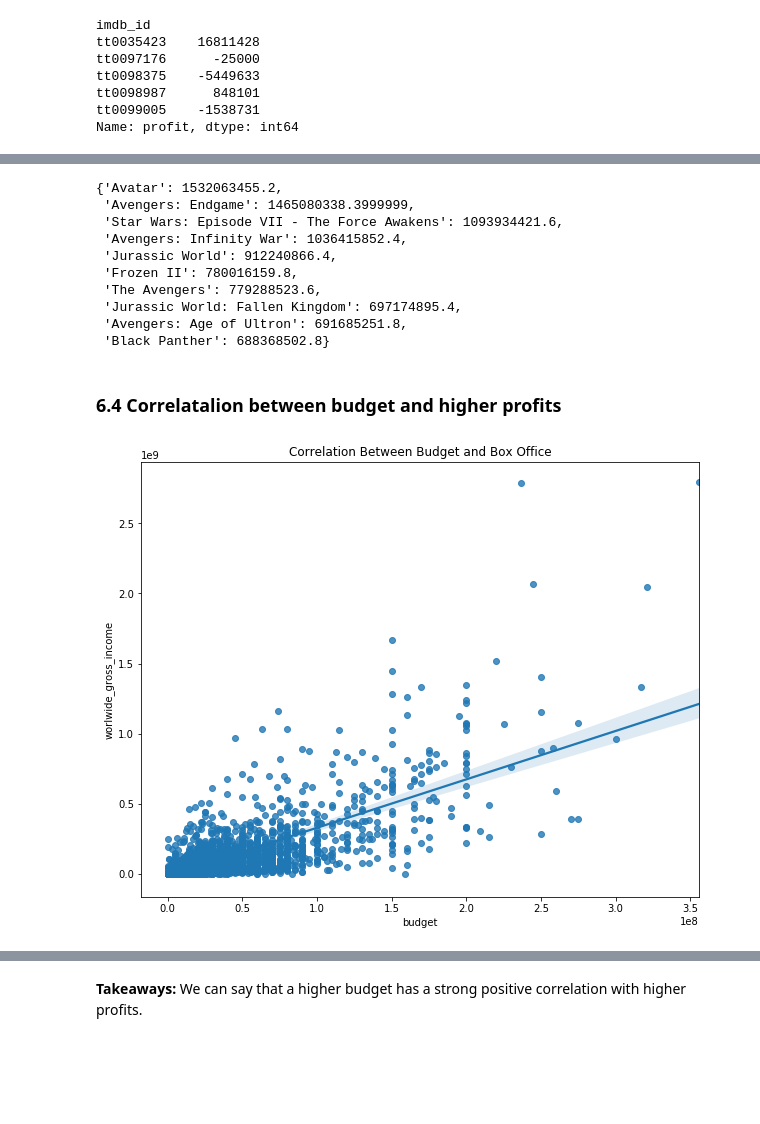
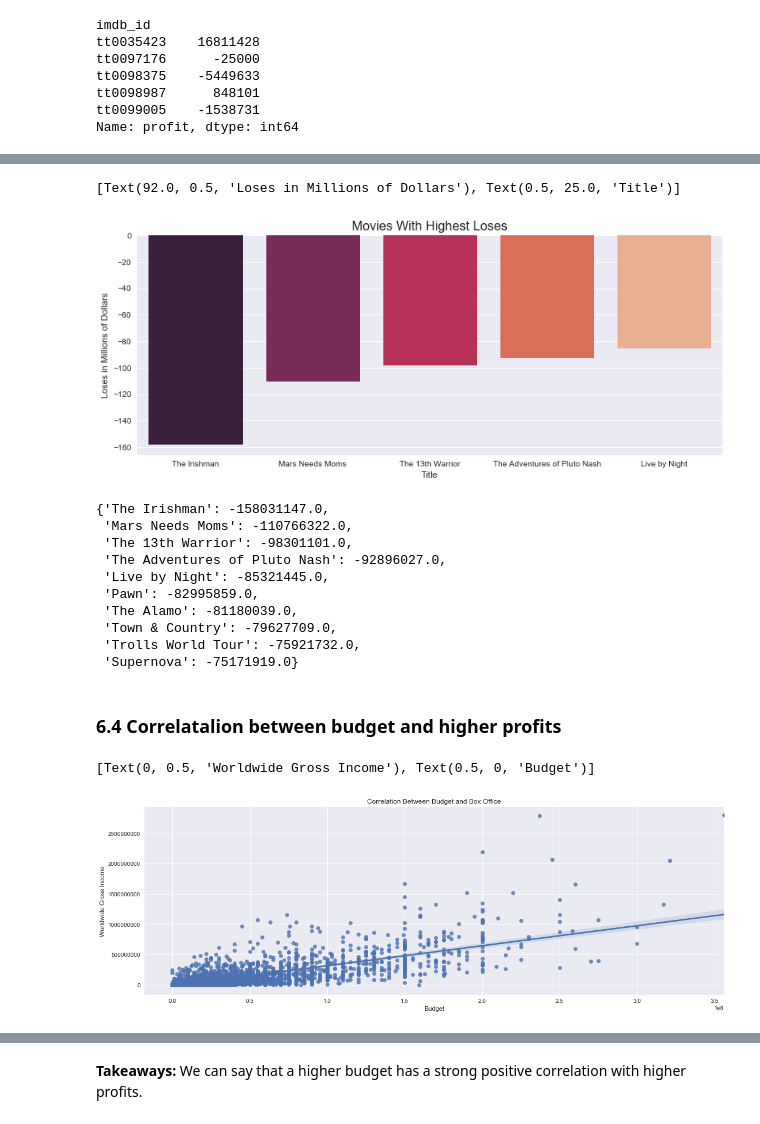
Before and after one commit to Ismaeltrevi/project-cinema, a Jupyter notebook: student.ipynb, the cells around one changed output, grey strips where cells are left out. Cells and saved outputs as stored; diff of their text form; code cells hidden in the pictures; blank space fills up the shorter version.

```diff
--- a/student.ipynb
+++ b/student.ipynb
@@ -743,29 +748,47 @@ top_profits.set_title('Most Profitable Movies', fontdict={'fontsize':16});
+# %%
+# Creates a barplot with the top 5 movies with the smallest profit
+top_profits = df.nsmallest(5,'profit')
+top_profits['profit_million'] = top_profits['profit']/1000000
+top_profits['gross_income_million'] = top_profits['worlwide_gross_income']/1000000
+plt.figure(figsize=(13, 5))
+plt.ticklabel_format(style='plain', axis='y')
+plt.savefig('destination_path.eps', format='eps')
+top_profits = sns.barplot(x='original_title', y='profit_million', data=top_profits,palette="rocket")
+top_profits.set_title('Movies With Highest Loses', fontdict={'fontsize':16});
+top_profits.set(xlabel='Title', ylabel='Loses in Millions of Dollars')
+# %% [output]
+[Text(92.0, 0.5, 'Loses in Millions of Dollars'), Text(0.5, 25.0, 'Title')]
+[figure, added]
 # %%
-# Creates a dictionary with the top 5 movies with the highest budget
+# Creates a dictionary with the top 5 movies with the smallest profit
 df_top_profit = df.filter(['original_title','profit'], axis=1)
 df_top_profit.set_index('original_title',inplace=True)
-profit_dict = dict(df_top_profit.nlargest(10, 'profit')['profit'])
+profit_dict = dict(df_top_profit.nsmallest(10, 'profit')['profit'])
 profit_dict
 # %% [output]
-{'Avatar': 1532063455.2,
- 'Avengers: Endgame': 1465080338.3999999,
- 'Star Wars: Episode VII - The Force Awakens': 1093934421.6,
- 'Avengers: Infinity War': 1036415852.4,
- 'Jurassic World': 912240866.4,
- 'Frozen II': 780016159.8,
- 'The Avengers': 779288523.6,
- 'Jurassic World: Fallen Kingdom': 697174895.4,
- 'Avengers: Age of Ultron': 691685251.8,
- 'Black Panther': 688368502.8}
+{'The Irishman': -158031147.0,
+ 'Mars Needs Moms': -110766322.0,
+ 'The 13th Warrior': -98301101.0,
+ 'The Adventures of Pluto Nash': -92896027.0,
+ 'Live by Night': -85321445.0,
+ 'Pawn': -82995859.0,
+ 'The Alamo': -81180039.0,
+ 'Town & Country': -79627709.0,
+ 'Trolls World Tour': -75921732.0,
+ 'Supernova': -75171919.0}
 # %% [markdown]
 ### 6.4 Correlatalion between budget and higher profits
 # %%
 # Using a scatter plot to see the relation between budget and profits
-plt.figure(figsize=(10, 8))
+plt.figure(figsize=(18, 6))
+plt.savefig('destination_path.eps', format='eps')
+plt.ticklabel_format(style='plain', axis='y')
 ax = sns.regplot(x="budget", y="worlwide_gross_income",data=df)
 ax.set_title('Correlation Between Budget and Box Office', fontdict={'fontsize':12});
+ax.set(xlabel='Budget', ylabel='Worldwide Gross Income')
 # %% [output]
+[Text(0, 0.5, 'Worldwide Gross Income'), Text(0.5, 0, 'Budget')]
-[figure, old version]
+[figure, new version]
 # %%
 # Analysing the correlation between budget and profits
 budget_revenue_corr = df.budget.corr(df.worlwide_gross_income)
```
Also changed, not shown: parts of 57 cells of this notebook, 12 other files.
